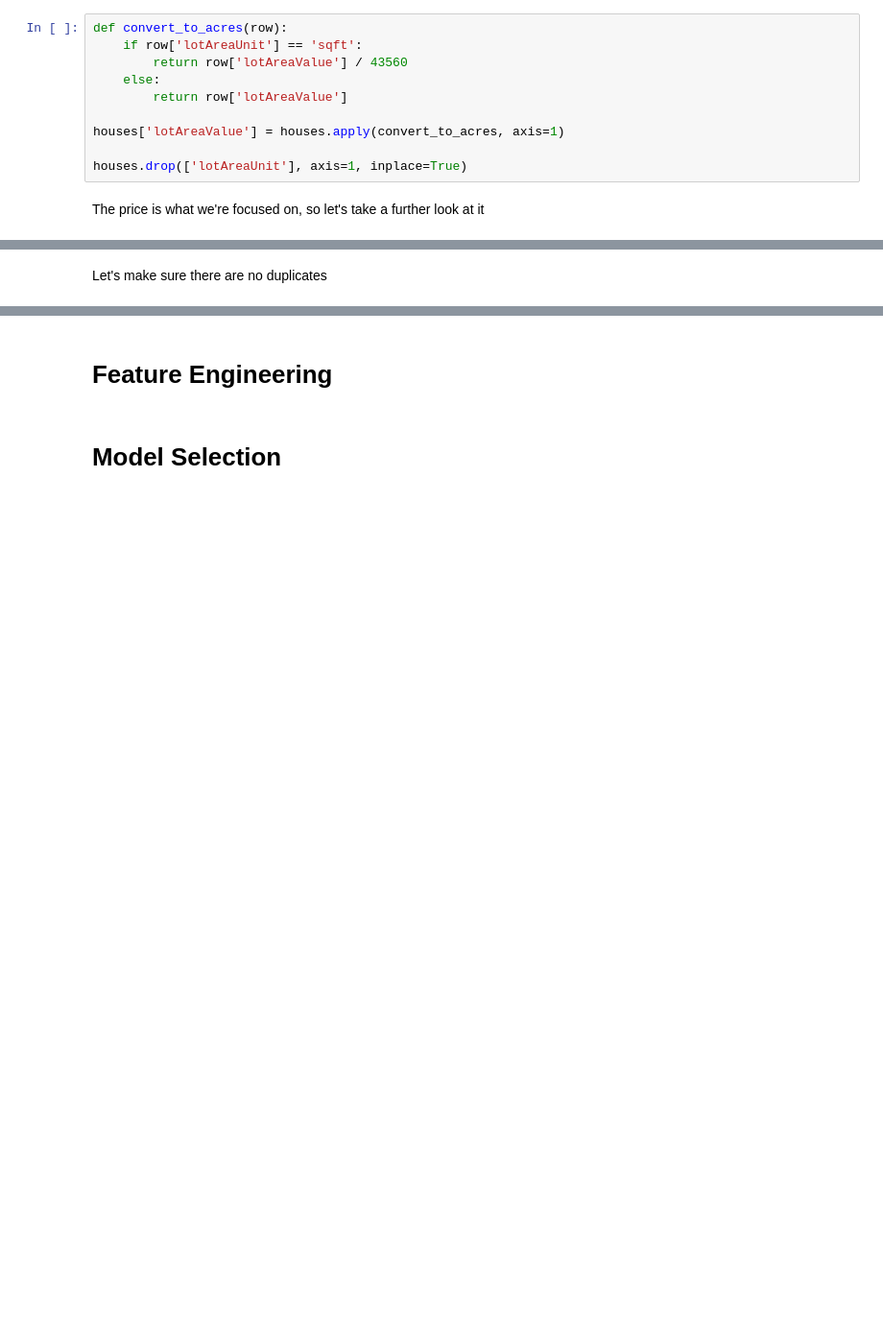
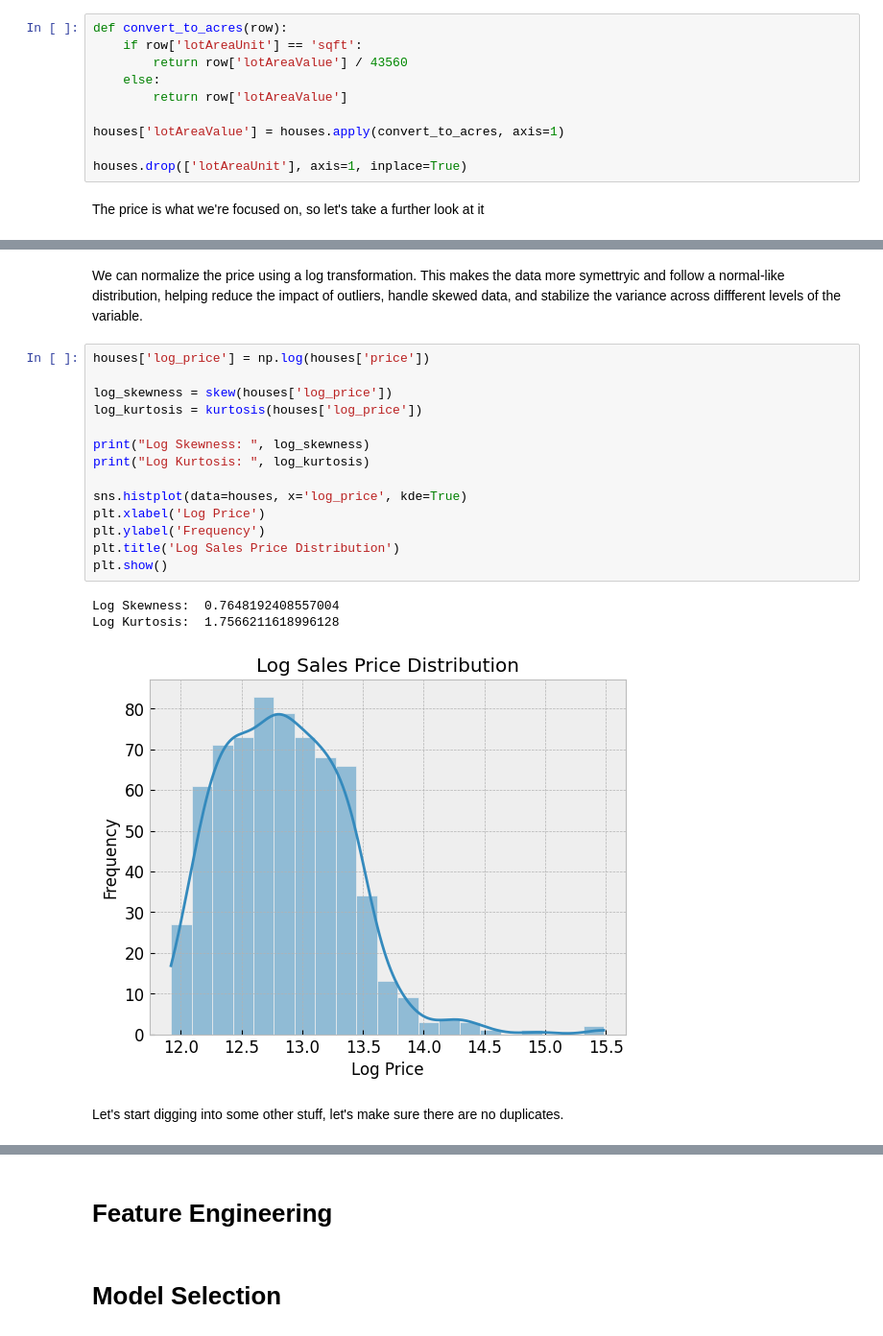
Before and after one commit to JoshAnness/Loveland-Housing-Model, a Jupyter notebook: source.ipynb, the cells around one changed output, grey strips where cells are left out. Shown at 96% size. Saved outputs shown, nothing was run; the diff lists cells and outputs as text; blank space fills up the shorter version.

```diff
--- a/source.ipynb
+++ b/source.ipynb
@@ -303,5 +351,25 @@ plt.show()
+# %% [markdown]
+We can normalize the price using a log transformation. This makes the data more symettryic and follow a normal-like distribution, helping reduce the impact of outliers, handle skewed data, and stabilize the variance across diffferent levels of the variable.
+# %%
+houses['log_price'] = np.log(houses['price'])
+
+log_skewness = skew(houses['log_price'])
+log_kurtosis = kurtosis(houses['log_price'])
+
+print("Log Skewness: ", log_skewness)
+print("Log Kurtosis: ", log_kurtosis)
+
+sns.histplot(data=houses, x='log_price', kde=True)
+plt.xlabel('Log Price')
+plt.ylabel('Frequency')
+plt.title('Log Sales Price Distribution')
+plt.show()
+# %% [output]
+Log Skewness:  0.7648192408557004
+Log Kurtosis:  1.7566211618996128
+[figure, added]
 # %% [markdown]
-Let's make sure there are no duplicates
+Let's start digging into some other stuff, let's make sure there are no duplicates.
 # %%
 houses.duplicated().sum()
 # %% [output]
```
Also changed, not shown: parts of 41 cells of this notebook, 3 other files.
